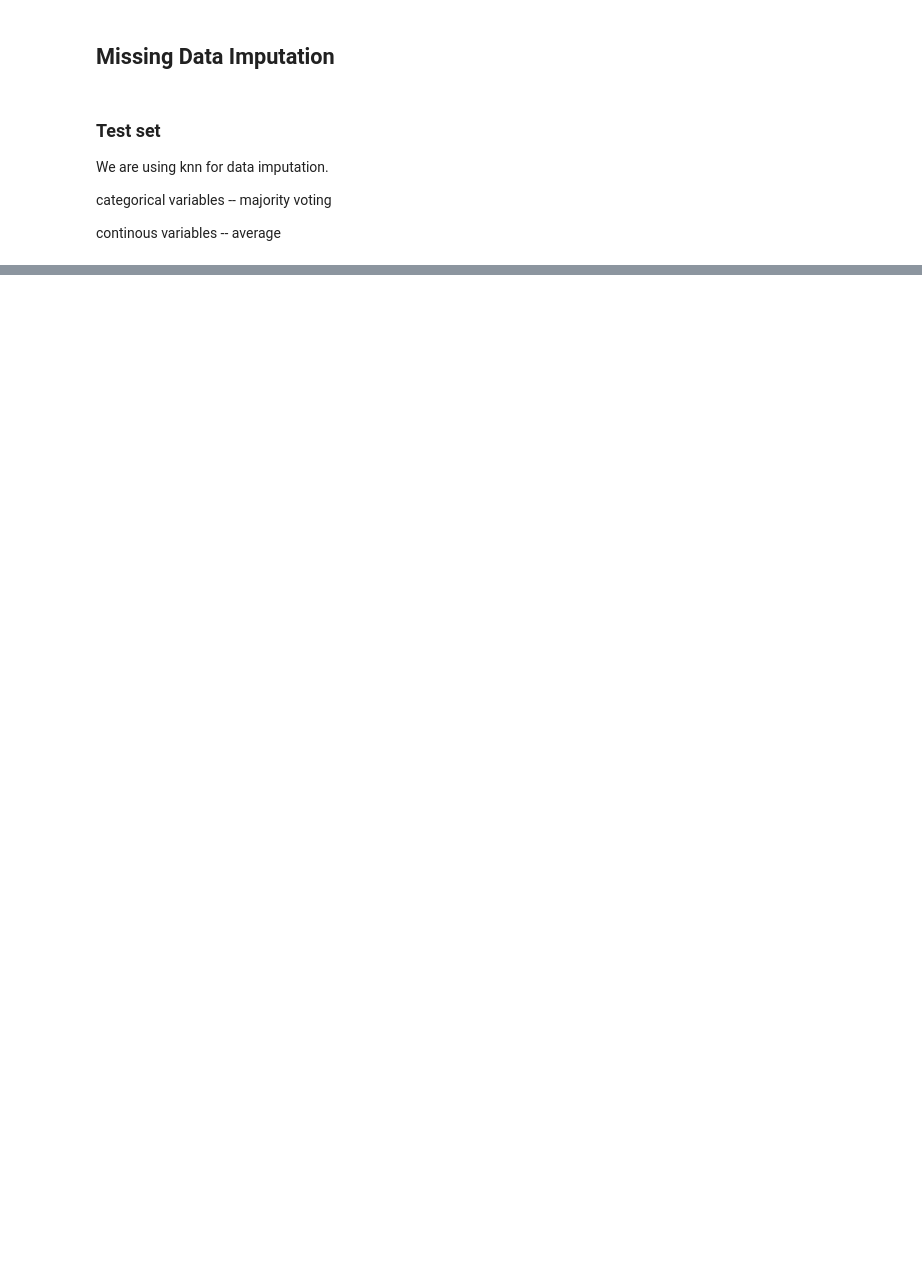
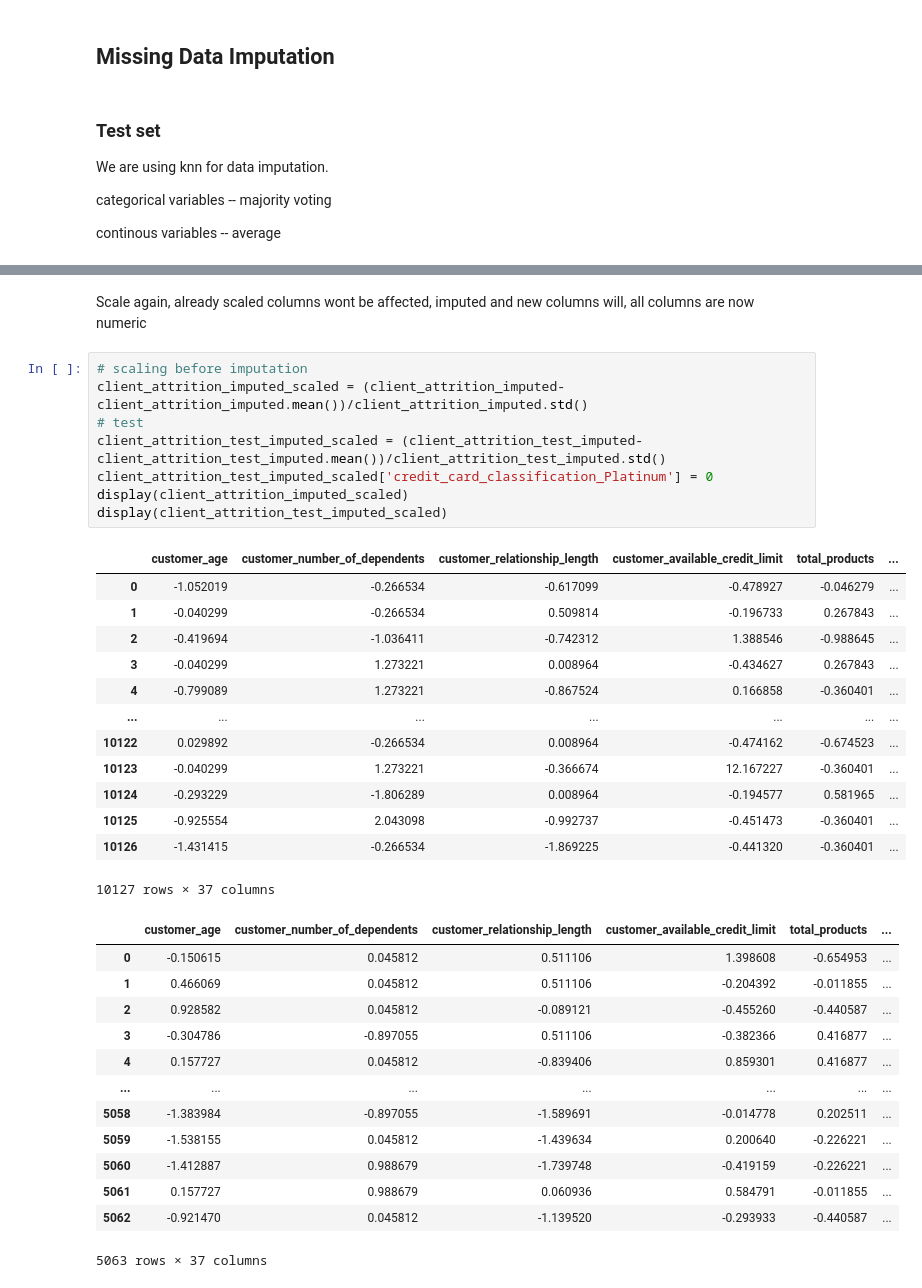
Before and after one commit to jtbandurski/ML-1-Project, a Jupyter notebook: classification/EDA.ipynb, the cells around one changed output, grey strips where cells are left out. Cells and saved outputs as stored; diff of their text form; blank space fills up the shorter version.

```diff
--- a/classification/EDA.ipynb
+++ b/classification/EDA.ipynb
@@ -178,0 +476,37 @@ ValueError: could not convert string to float: 'M'
+# %% [markdown]
+Scale again, already scaled columns wont be affected, imputed and new columns will, all columns are now numeric
+# %%
+# scaling before imputation
+client_attrition_imputed_scaled = (client_attrition_imputed-client_attrition_imputed.mean())/client_attrition_imputed.std()
+# test
+client_attrition_test_imputed_scaled = (client_attrition_test_imputed-client_attrition_test_imputed.mean())/client_attrition_test_imputed.std()
+client_attrition_test_imputed_scaled['credit_card_classification_Platinum'] = 0
+display(client_attrition_imputed_scaled)
+display(client_attrition_test_imputed_scaled)
+# %% [output]
+|  | customer_age | customer_number_of_dependents | customer_relationship_length | customer_available_credit_limit | total_products | ... |
+| 0 | -1.052019 | -0.266534 | -0.617099 | -0.478927 | -0.046279 | ... |
+| 1 | -0.040299 | -0.266534 | 0.509814 | -0.196733 | 0.267843 | ... |
+| 2 | -0.419694 | -1.036411 | -0.742312 | 1.388546 | -0.988645 | ... |
+| 3 | -0.040299 | 1.273221 | 0.008964 | -0.434627 | 0.267843 | ... |
+| 4 | -0.799089 | 1.273221 | -0.867524 | 0.166858 | -0.360401 | ... |
+| ... | ... | ... | ... | ... | ... | ... |
+| 10122 | 0.029892 | -0.266534 | 0.008964 | -0.474162 | -0.674523 | ... |
+| 10123 | -0.040299 | 1.273221 | -0.366674 | 12.167227 | -0.360401 | ... |
+| 10124 | -0.293229 | -1.806289 | 0.008964 | -0.194577 | 0.581965 | ... |
+| 10125 | -0.925554 | 2.043098 | -0.992737 | -0.451473 | -0.360401 | ... |
+| 10126 | -1.431415 | -0.266534 | -1.869225 | -0.441320 | -0.360401 | ... |
+10127 rows × 37 columns
+|  | customer_age | customer_number_of_dependents | customer_relationship_length | customer_available_credit_limit | total_products | ... |
+| 0 | -0.150615 | 0.045812 | 0.511106 | 1.398608 | -0.654953 | ... |
+| 1 | 0.466069 | 0.045812 | 0.511106 | -0.204392 | -0.011855 | ... |
+| 2 | 0.928582 | 0.045812 | -0.089121 | -0.455260 | -0.440587 | ... |
+| 3 | -0.304786 | -0.897055 | 0.511106 | -0.382366 | 0.416877 | ... |
+| 4 | 0.157727 | 0.045812 | -0.839406 | 0.859301 | 0.416877 | ... |
+| ... | ... | ... | ... | ... | ... | ... |
+| 5058 | -1.383984 | -0.897055 | -1.589691 | -0.014778 | 0.202511 | ... |
+| 5059 | -1.538155 | 0.045812 | -1.439634 | 0.200640 | -0.226221 | ... |
+| 5060 | -1.412887 | 0.988679 | -1.739748 | -0.419159 | -0.226221 | ... |
+| 5061 | 0.157727 | 0.988679 | 0.060936 | 0.584791 | -0.011855 | ... |
+| 5062 | -0.921470 | 0.045812 | -1.139520 | -0.293933 | -0.440587 | ... |
+5063 rows × 37 columns
```
Also changed, not shown: parts of 25 cells of this notebook.
